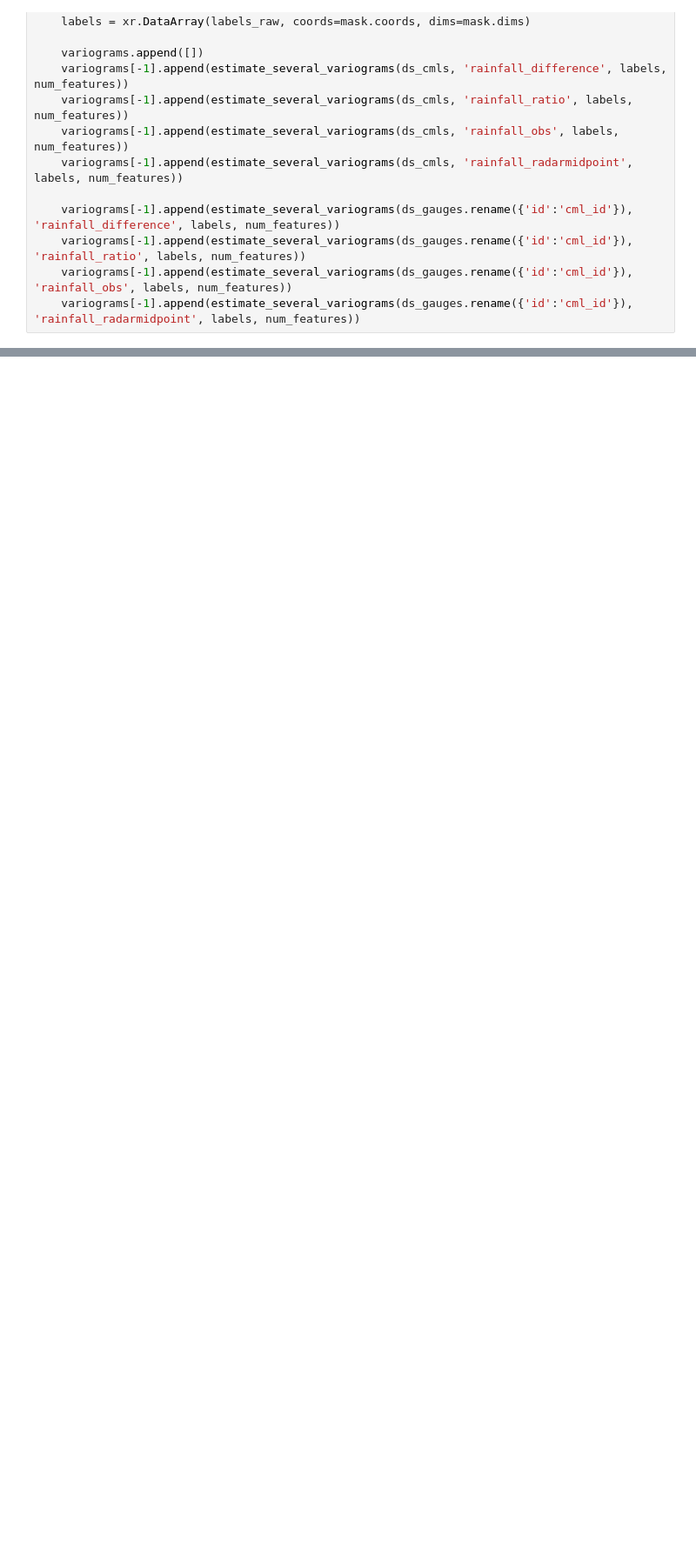
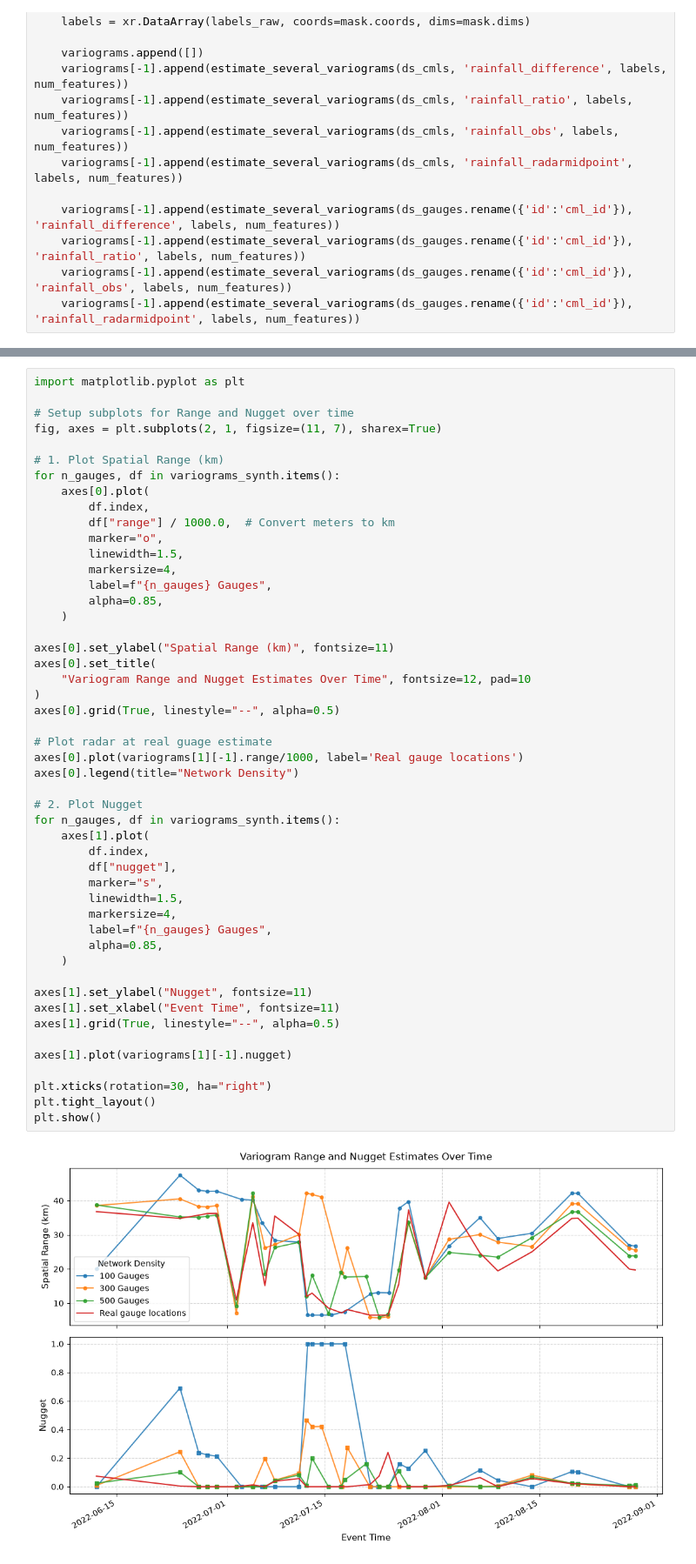
Before and after one commit to eoydvin/radar_adjustment_intercomparison, a Jupyter notebook: 7_variogram_study.ipynb, the cells around one changed output, grey strips where cells are left out. Shown at 87% size. Cells and saved outputs as stored; diff of their text form; blank space fills up the shorter version.

```diff
--- a/7_variogram_study.ipynb
+++ b/7_variogram_study.ipynb
@@ -469,0 +698,51 @@ fig.savefig('./figures/variogram_analysis.png', dpi=600, bbox_inches='tight')
+# %%
+import matplotlib.pyplot as plt
+
+# Setup subplots for Range and Nugget over time
+fig, axes = plt.subplots(2, 1, figsize=(11, 7), sharex=True)
+
+# 1. Plot Spatial Range (km)
+for n_gauges, df in variograms_synth.items():
+    axes[0].plot(
+        df.index,
+        df["range"] / 1000.0,  # Convert meters to km
+        marker="o",
+        linewidth=1.5,
+        markersize=4,
+        label=f"{n_gauges} Gauges",
+        alpha=0.85,
+    )
+
+axes[0].set_ylabel("Spatial Range (km)", fontsize=11)
+axes[0].set_title(
+    "Variogram Range and Nugget Estimates Over Time", fontsize=12, pad=10
+)
+axes[0].grid(True, linestyle="--", alpha=0.5)
+
+# Plot radar at real guage estimate
+axes[0].plot(variograms[1][-1].range/1000, label='Real gauge locations')
+axes[0].legend(title="Network Density")
+
+# 2. Plot Nugget
+for n_gauges, df in variograms_synth.items():
+    axes[1].plot(
+        df.index,
+        df["nugget"],
+        marker="s",
+        linewidth=1.5,
+        markersize=4,
+        label=f"{n_gauges} Gauges",
+        alpha=0.85,
+    )
+
+axes[1].set_ylabel("Nugget", fontsize=11)
+axes[1].set_xlabel("Event Time", fontsize=11)
+axes[1].grid(True, linestyle="--", alpha=0.5)
+
+axes[1].plot(variograms[1][-1].nugget)
+
+plt.xticks(rotation=30, ha="right")
+plt.tight_layout()
+plt.show()
+# %% [output]
+[figure, added]
```
Also changed, not shown: parts of 7 cells of this notebook, 9 other files.
